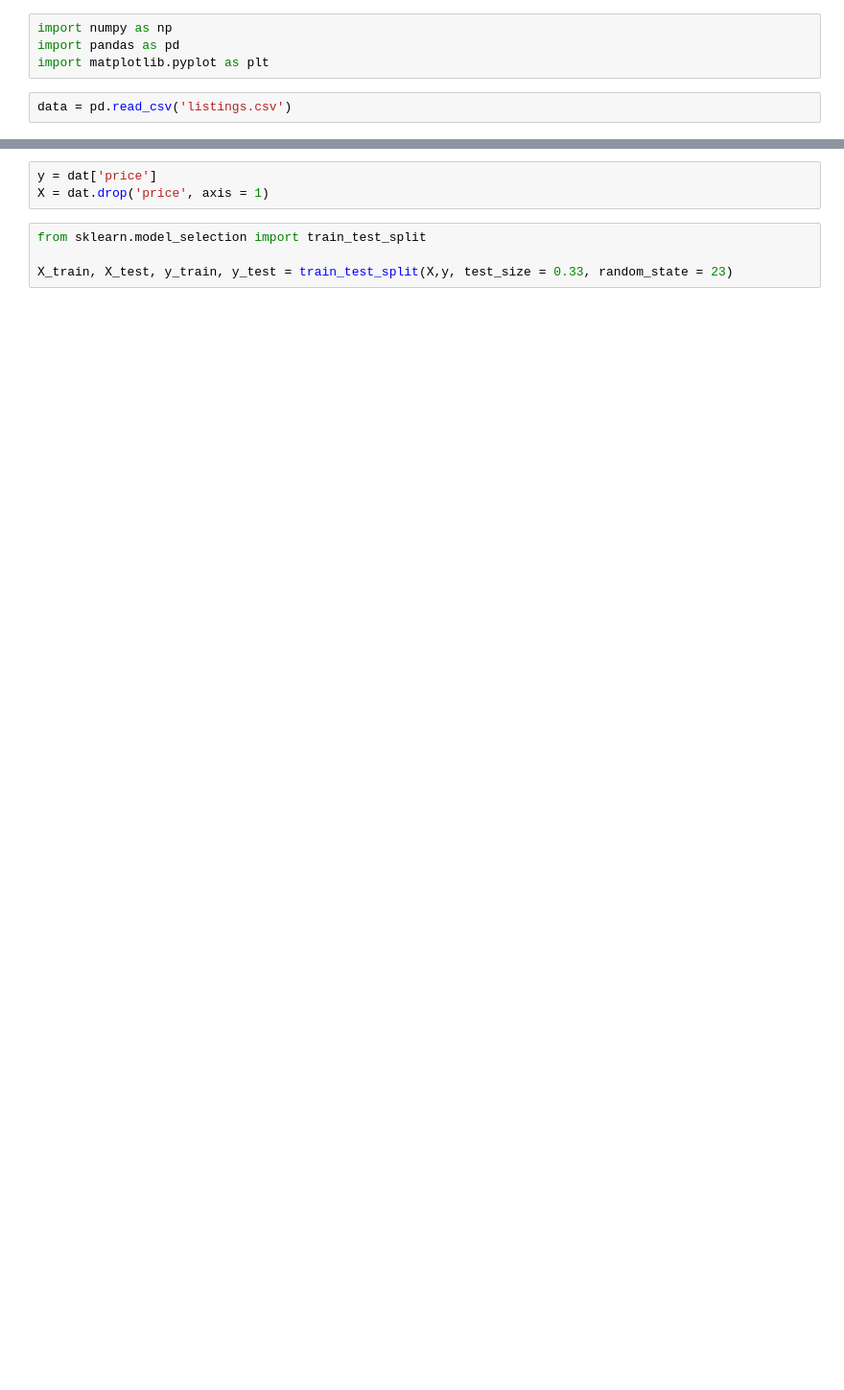
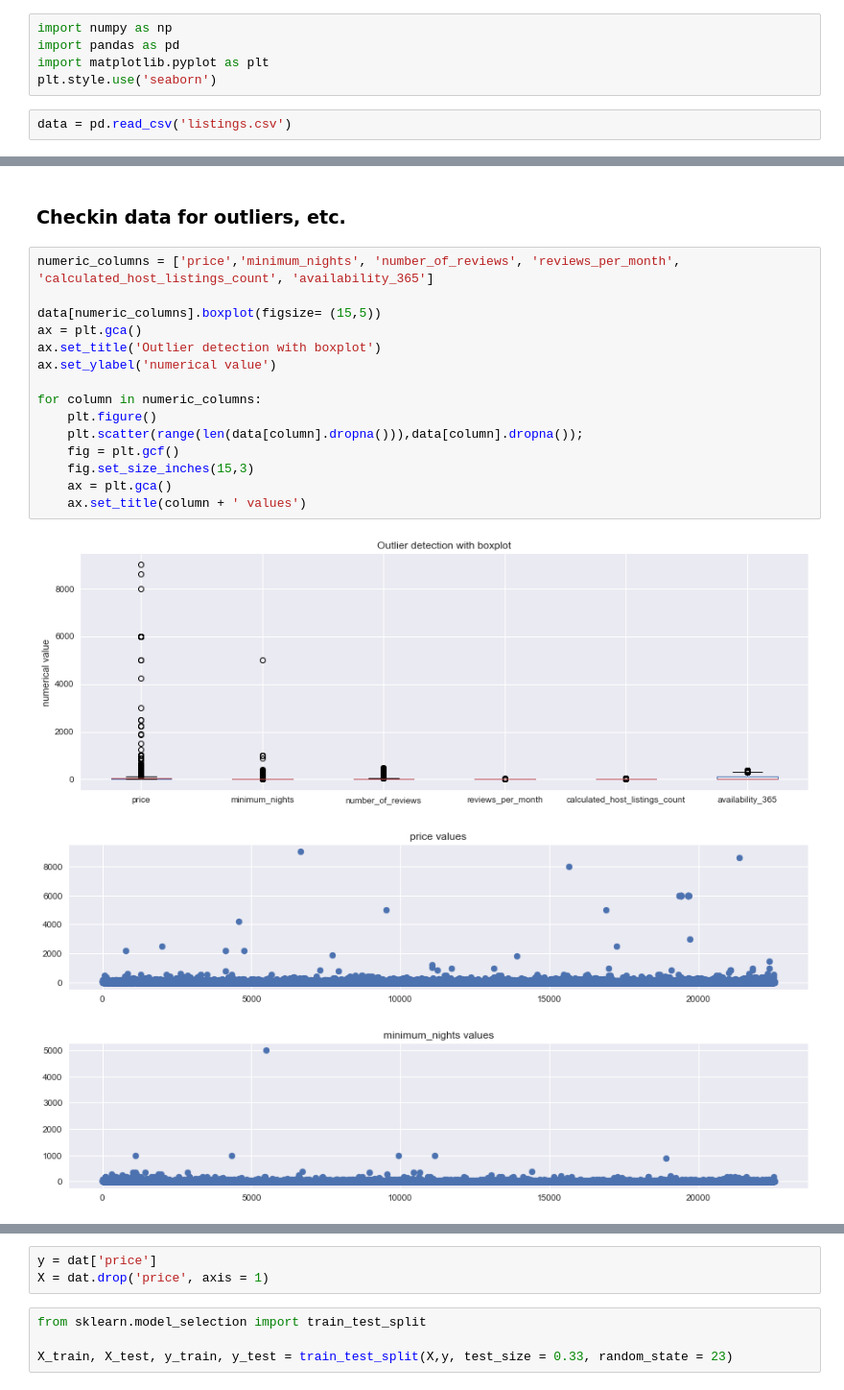
Before and after one commit to AnatoliyPastukhov/BerlinAirbnb, a Jupyter notebook: Berlin Aribnb.ipynb, the cells around one changed output, grey strips where cells are left out. Shown at 96% size. Drawn from its saved outputs; the diff is of its cells as text; blank space fills up the shorter version.

```diff
--- a/Berlin Aribnb.ipynb
+++ b/Berlin Aribnb.ipynb
@@ -2,6 +2,7 @@
 import numpy as np
 import pandas as pd
 import matplotlib.pyplot as plt
+plt.style.use('seaborn')
 # %%
 data = pd.read_csv('listings.csv')
 # %%
@@ -45,0 +55,21 @@ make_dict('room_type')
+# %% [markdown]
+### Checkin data for outliers, etc.
+# %%
+numeric_columns = ['price','minimum_nights', 'number_of_reviews', 'reviews_per_month', 'calculated_host_listings_count', 'availability_365']
+
+data[numeric_columns].boxplot(figsize= (15,5))
+ax = plt.gca()
+ax.set_title('Outlier detection with boxplot')
+ax.set_ylabel('numerical value')
+
+for column in numeric_columns:
+    plt.figure()
+    plt.scatter(range(len(data[column].dropna())),data[column].dropna());
+    fig = plt.gcf()
+    fig.set_size_inches(15,3)
+    ax = plt.gca()
+    ax.set_title(column + ' values')
+# %% [output]
+[figure, added]
+[figure, added]
+[figure, added]
```
Also changed, not shown: parts of 38 cells of this notebook.
